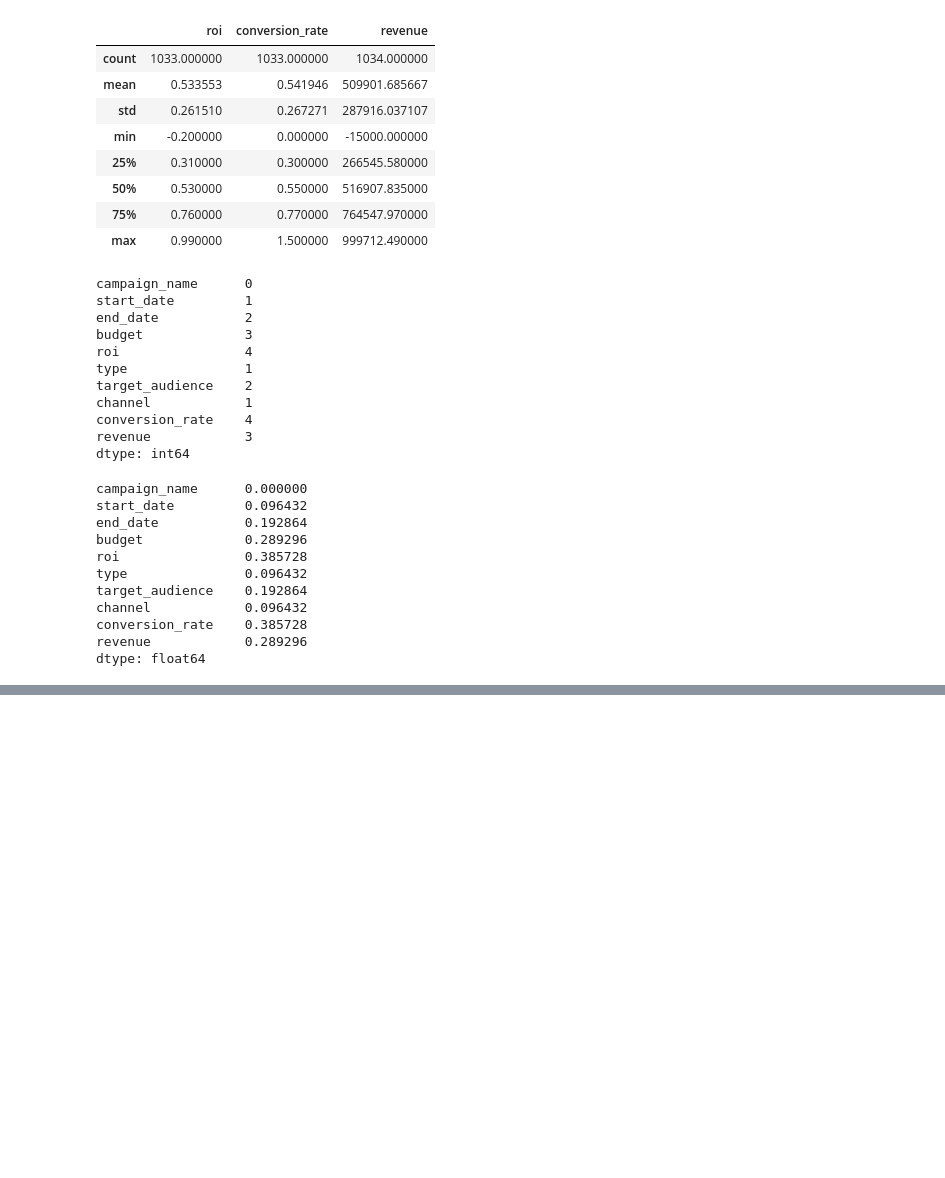
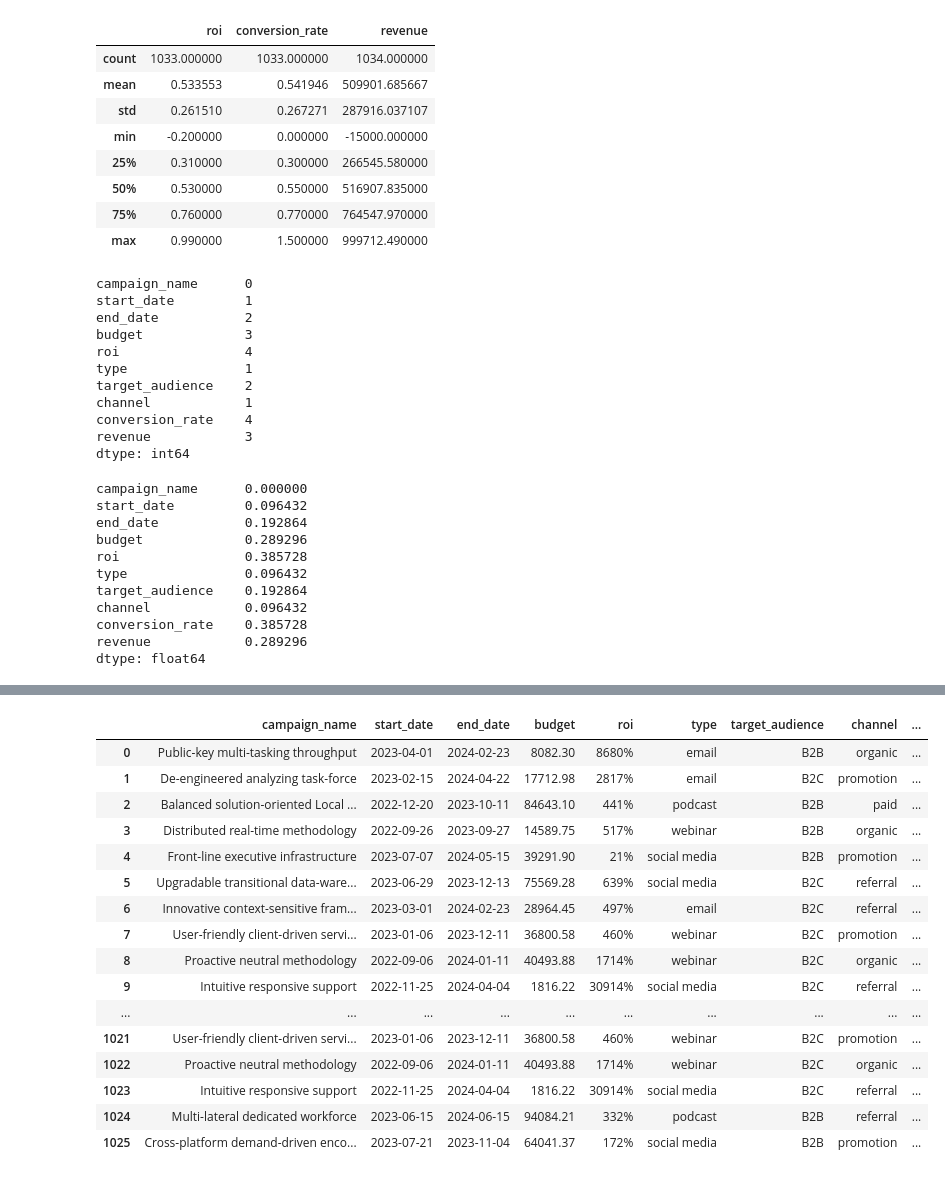
Before and after one commit to AndreiKukushkinBaidurov/Marketing_Proyecto, a Jupyter notebook: PrePros.ipynb, the cells around one changed output, grey strips where cells are left out. Drawn from its saved outputs; the diff is of its cells as text; code cells hidden in the pictures; blank space fills up the shorter version.

```diff
--- a/PrePros.ipynb
+++ b/PrePros.ipynb
@@ -102,0 +783,13 @@ import matplotlib.pyplot as plt
+# %%
+# Store original shape for comparison
+original_shape = df_limpio.shape
+
+# Drop rows with null values in conversion_rate column
+df_limpio = df_limpio.dropna(subset=['conversion_rate'])
+
+# Display results
+print(f"Removed {original_shape[0] - df_limpio.shape[0]} rows with null conversion_rate values")
+print(f"DataFrame shape after removing: {df_limpio.shape}")
+
+# Verify no more null values in conversion_rate
+print(f"Remaining null values in conversion_rate: {df_limpio['conversion_rate'].isnull().sum()}")
@@ -102,0 +815,50 @@ import matplotlib.pyplot as plt
+# %%
+# Check if df_limpio exists, if not recreate it
+try:
+    # This will raise NameError if df_limpio doesn't exist
+    df_limpio
+except NameError:
+    print("Warning: df_limpio not found, recreating from df")
+    df_limpio = df.copy()
+
+# Store the original shape for comparison
+original_shape = df_limpio.shape
+print(f"Original DataFrame shape: {original_shape}")
+
+# Identify duplicated rows (keeping all occurrences)
+duplicated_mask = df_limpio.duplicated(keep=False)
+duplicate_count = duplicated_mask.sum()
+
+if duplicate_count > 0:
+    print(f"Found {duplicate_count} rows with duplicates")
+
+    # Show examples of duplicated rows
+    duplicated_rows = df_limpio[duplicated_mask]
+    print("\nDuplicated rows (before cleanup):")
+    display(duplicated_rows)
+
+    # Get one example of each unique duplicated row
+    unique_duplicated_rows = duplicated_rows.drop_duplicates()
+    unique_duplicate_count = len(unique_duplicated_rows)
+    print(f"\nFound {unique_duplicate_count} unique sets of duplicates")
+
+    # Show one example from each duplicate set
+    print("\nOne example from each duplicate set:")
+    display(unique_duplicated_rows)
+
+    # Remove duplicates, keeping the first occurrence
+    df_limpio = df_limpio.drop_duplicates()
+
+    # Show results
+    new_shape = df_limpio.shape
+    removed_count = original_shape[0] - new_shape[0]
+    print(f"\nAfter cleanup:")
+    print(f"Removed {removed_count} duplicate rows")
+    print(f"New DataFrame shape: {new_shape}")
+
+    # Verify no duplicates remain
+    remaining_duplicates = df_limpio.duplicated().sum()
+    print(f"Remaining duplicates: {remaining_duplicates}")
+else:
+    print("No duplicate rows found in the DataFrame.")
+# %% [output]
@@ -102,0 +869,17 @@ import matplotlib.pyplot as plt
+|  | campaign_name | start_date | end_date | budget | roi | type | target_audience | channel | ... |
+| 0 | Public-key multi-tasking throughput | 2023-04-01 | 2024-02-23 | 8082.30 | 8680% | email | B2B | organic | ... |
+| 1 | De-engineered analyzing task-force | 2023-02-15 | 2024-04-22 | 17712.98 | 2817% | email | B2C | promotion | ... |
+| 2 | Balanced solution-oriented Local ... | 2022-12-20 | 2023-10-11 | 84643.10 | 441% | podcast | B2B | paid | ... |
+| 3 | Distributed real-time methodology | 2022-09-26 | 2023-09-27 | 14589.75 | 517% | webinar | B2B | organic | ... |
+| 4 | Front-line executive infrastructure | 2023-07-07 | 2024-05-15 | 39291.90 | 21% | social media | B2B | promotion | ... |
+| 5 | Upgradable transitional data-ware... | 2023-06-29 | 2023-12-13 | 75569.28 | 639% | social media | B2C | referral | ... |
+| 6 | Innovative context-sensitive fram... | 2023-03-01 | 2024-02-23 | 28964.45 | 497% | email | B2C | referral | ... |
+| 7 | User-friendly client-driven servi... | 2023-01-06 | 2023-12-11 | 36800.58 | 460% | webinar | B2C | promotion | ... |
+| 8 | Proactive neutral methodology | 2022-09-06 | 2024-01-11 | 40493.88 | 1714% | webinar | B2C | organic | ... |
+| 9 | Intuitive responsive support | 2022-11-25 | 2024-04-04 | 1816.22 | 30914% | social media | B2C | referral | ... |
+| ... | ... | ... | ... | ... | ... | ... | ... | ... | ... |
+| 1021 | User-friendly client-driven servi... | 2023-01-06 | 2023-12-11 | 36800.58 | 460% | webinar | B2C | promotion | ... |
+| 1022 | Proactive neutral methodology | 2022-09-06 | 2024-01-11 | 40493.88 | 1714% | webinar | B2C | organic | ... |
+| 1023 | Intuitive responsive support | 2022-11-25 | 2024-04-04 | 1816.22 | 30914% | social media | B2C | referral | ... |
+| 1024 | Multi-lateral dedicated workforce | 2023-06-15 | 2024-06-15 | 94084.21 | 332% | podcast | B2B | referral | ... |
+| 1025 | Cross-platform demand-driven enco... | 2023-07-21 | 2023-11-04 | 64041.37 | 172% | social media | B2B | promotion | ... |
```
Also changed, not shown: parts of 33 cells of this notebook, 1 other file.
